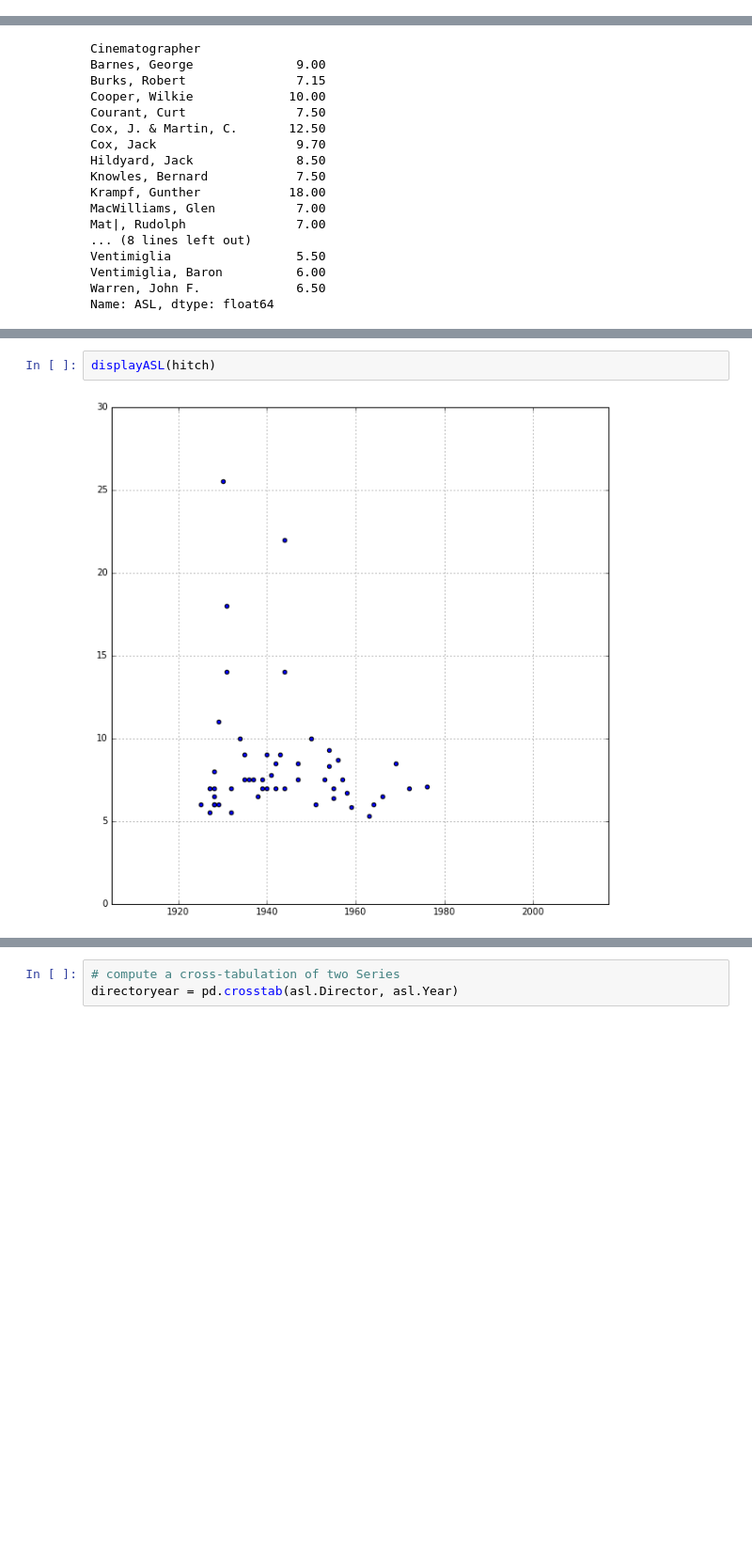
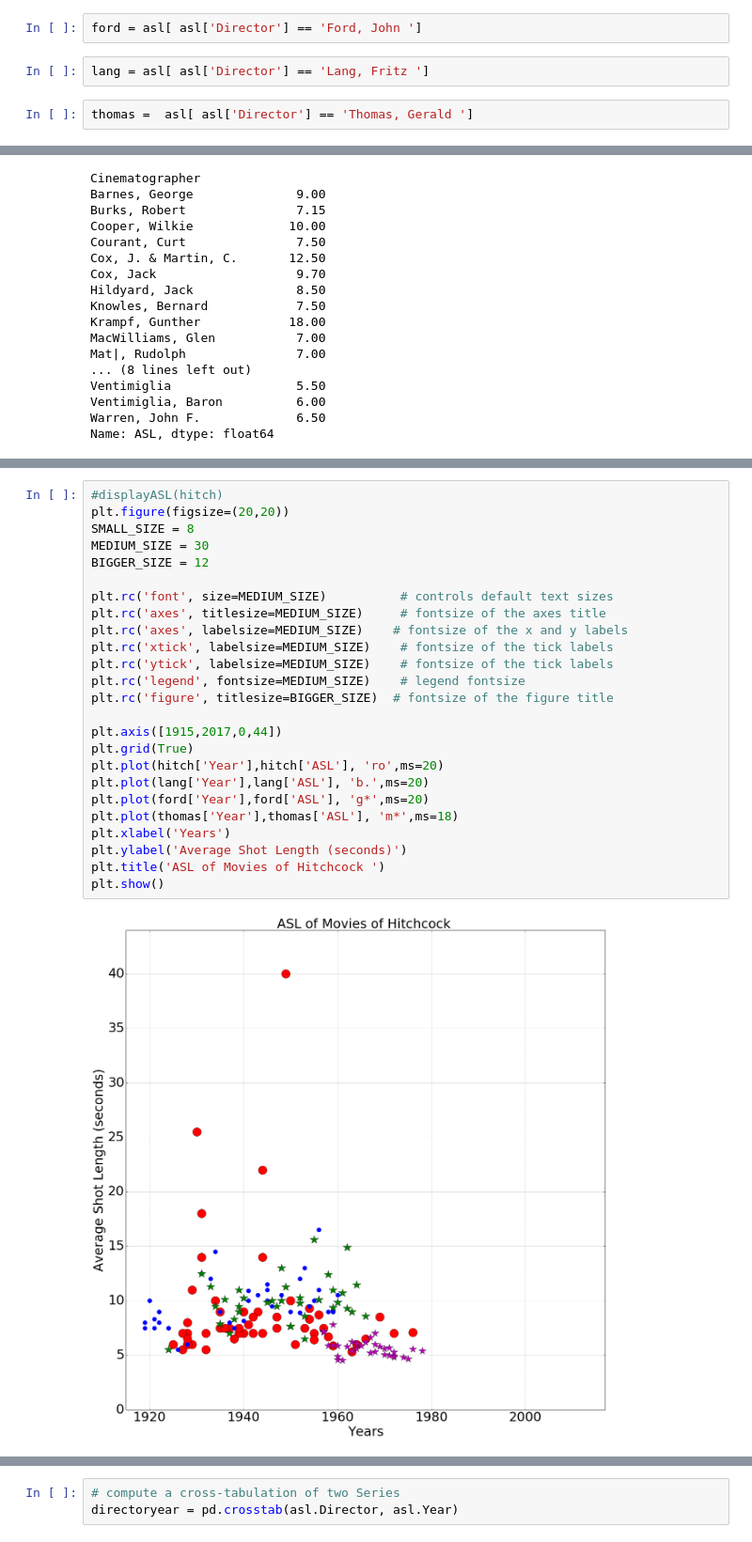
Before and after one commit to yasolix/cinevis, a Jupyter notebook: mediaeval/Cinemetrics-notebook-Barry Salt's Database.ipynb, the cells around one changed output, grey strips where cells are left out. Shown: that part at 94% size. Cells and saved outputs as stored; diff of their text form; blank space fills up the shorter version.

```diff
--- a/mediaeval/Cinemetrics-notebook-Barry Salt's Database.ipynb
+++ b/mediaeval/Cinemetrics-notebook-Barry Salt's Database.ipynb
@@ -273,6 +273,12 @@ directorwork[ directorwork.Title == 53]
 |  | Title | Alternative Title | Year | ASL | Country | Scope | Cinematographer | Editor | Studio |
 | Director |  |  |  |  |  |  |  |  |  |
 | Hitchcock, Alfred | 53 | 2 | 53 | 53 | 53 | 0 | 44 | 38 | 13 |
+# %%
+ford = asl[ asl['Director'] == 'Ford, John ']
+# %%
+lang = asl[ asl['Director'] == 'Lang, Fritz ']
+# %%
+thomas =  asl[ asl['Director'] == 'Thomas, Gerald ']
 # %%
 hitch = asl[ asl['Director'] == 'Hitchcock, Alfred ']
 # %%
@@ -315,7 +321,30 @@ hitch
 | 10482 | Waltzes from Vienna | NaN | 1934.0 | Hitchcock, Alfred | 10.00 | BRI | NaN | NaN | NaN | ... |
 | 10872 | Wrong Man, The | NaN | 1957.0 | Hitchcock, Alfred | 7.50 | USA | NaN | Burks, Robert | Tomasini, George | ... |
 | 10940 | Young and Innocent | Girl was Young, The | 1938.0 | Hitchcock, Alfred | 6.50 | BRI | NaN | NaN | NaN | ... |
-# %%
-displayASL(hitch)
-# %% [output]
-[figure, removed]
+# %%
+#displayASL(hitch)
+plt.figure(figsize=(20,20))
+SMALL_SIZE = 8
+MEDIUM_SIZE = 30
+BIGGER_SIZE = 12
+
+plt.rc('font', size=MEDIUM_SIZE)          # controls default text sizes
+plt.rc('axes', titlesize=MEDIUM_SIZE)     # fontsize of the axes title
+plt.rc('axes', labelsize=MEDIUM_SIZE)    # fontsize of the x and y labels
+plt.rc('xtick', labelsize=MEDIUM_SIZE)    # fontsize of the tick labels
+plt.rc('ytick', labelsize=MEDIUM_SIZE)    # fontsize of the tick labels
+plt.rc('legend', fontsize=MEDIUM_SIZE)    # legend fontsize
+plt.rc('figure', titlesize=BIGGER_SIZE)  # fontsize of the figure title
+
+plt.axis([1915,2017,0,44])
+plt.grid(True)
+plt.plot(hitch['Year'],hitch['ASL'], 'ro',ms=20)
+plt.plot(lang['Year'],lang['ASL'], 'b.',ms=20)
+plt.plot(ford['Year'],ford['ASL'], 'g*',ms=20)
+plt.plot(thomas['Year'],thomas['ASL'], 'm*',ms=18)
+plt.xlabel('Years')
+plt.ylabel('Average Shot Length (seconds)')
+plt.title('ASL of Movies of Hitchcock ')
+plt.show()
+# %% [output]
+[figure, added]
```
Also changed, not shown: parts of 6 cells of this notebook, 4 other files.
